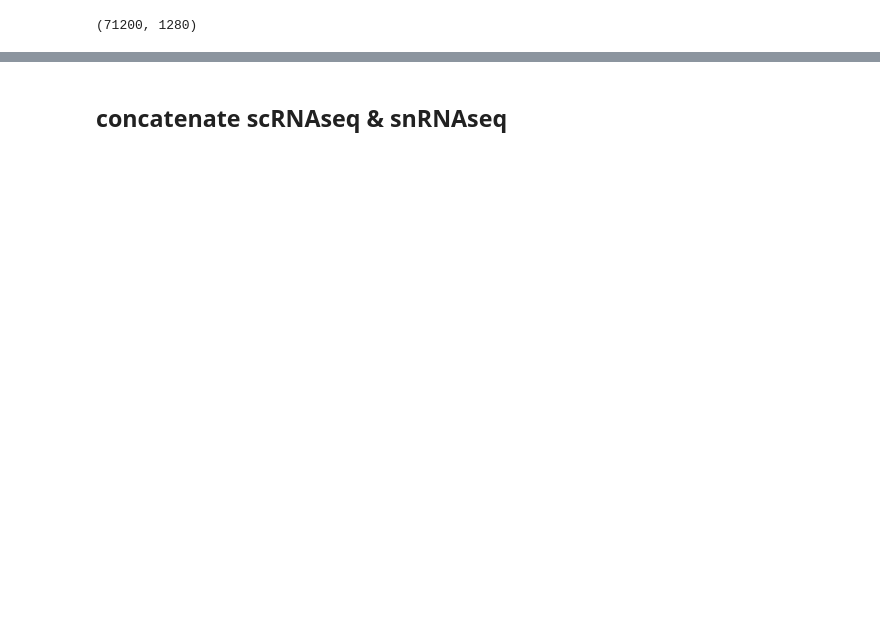
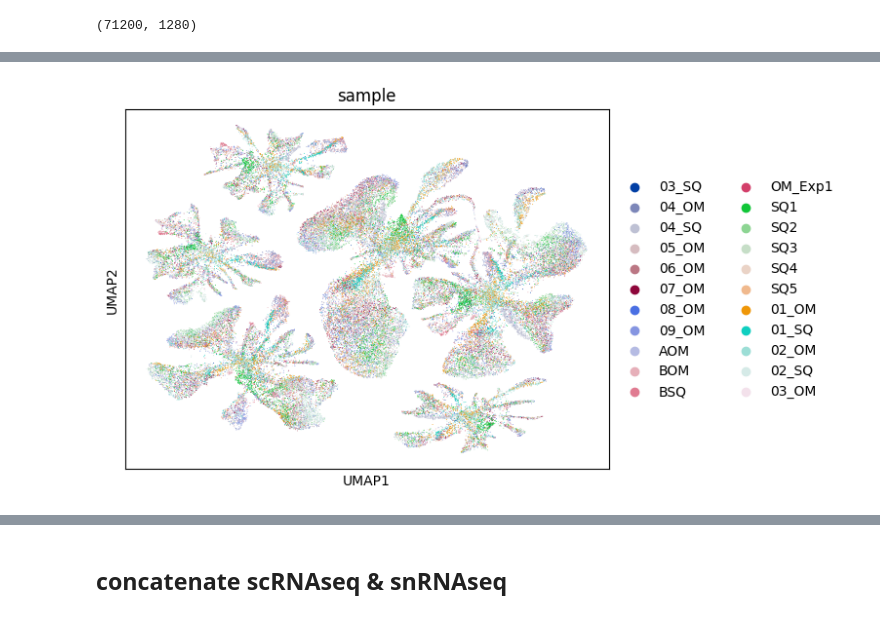
Before and after one commit to Irisapo/yyyyvae, a Jupyter notebook: script/VAE_snRNAseq_latent1280.ipynb, the cells around one changed output, grey strips where cells are left out. Cells and saved outputs as stored; diff of their text form; code cells hidden in the pictures; blank space fills up the shorter version.

```diff
--- a/script/VAE_snRNAseq_latent1280.ipynb
+++ b/script/VAE_snRNAseq_latent1280.ipynb
@@ -611,3 +611,7 @@ sc.pl.umap(train_data_2, color=['leiden_scVI_res0.9'] )
+# %%
+sc.pl.umap(train_data_2, color=['sample'] )
+# %% [output]
+[figure, added]
 # %%
 sc.pl.umap(train_data_2, color=['mapped_cell_type'] )
 # %% [output]
```
Also changed, not shown: parts of 9 cells of this notebook.
